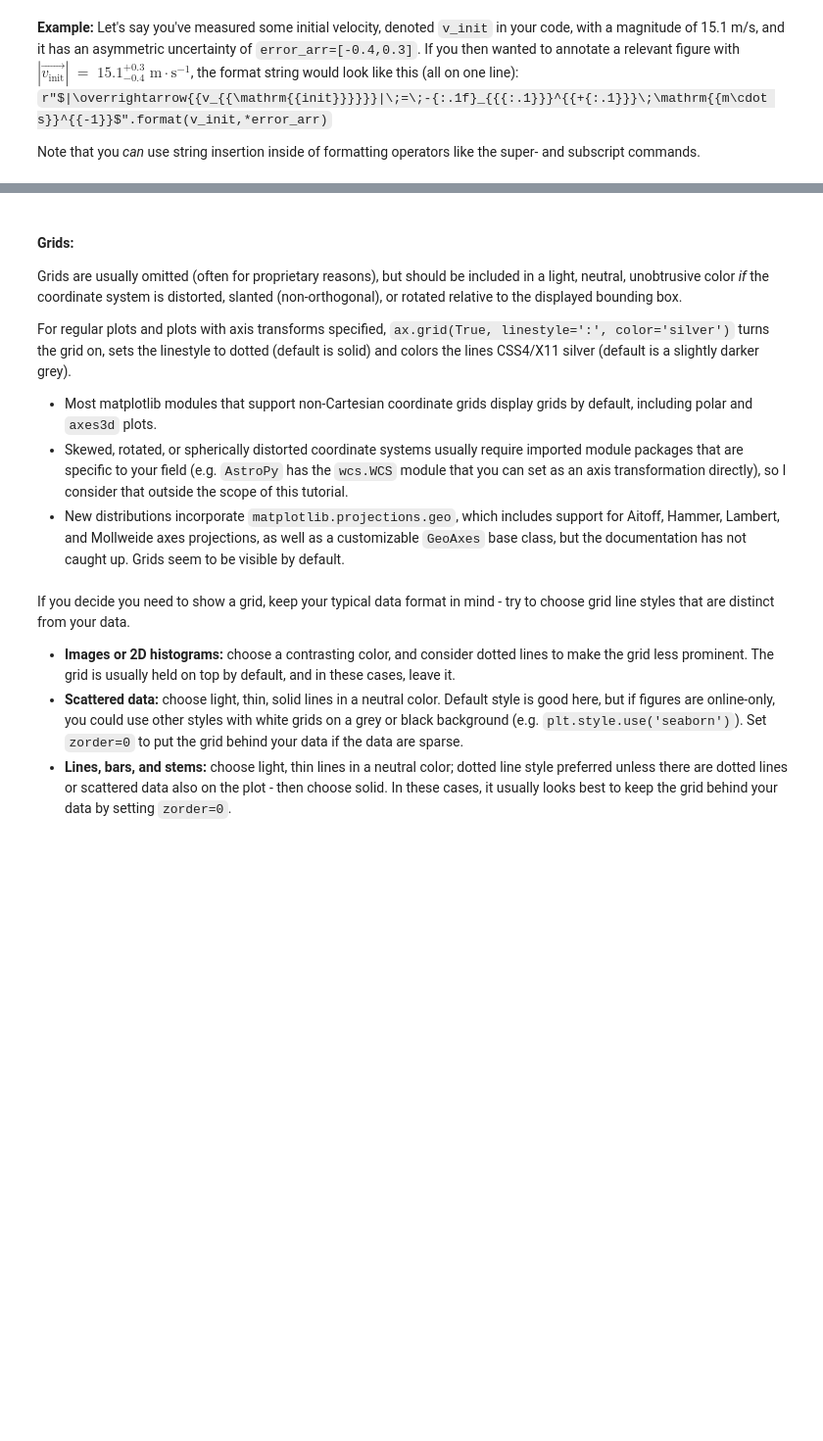
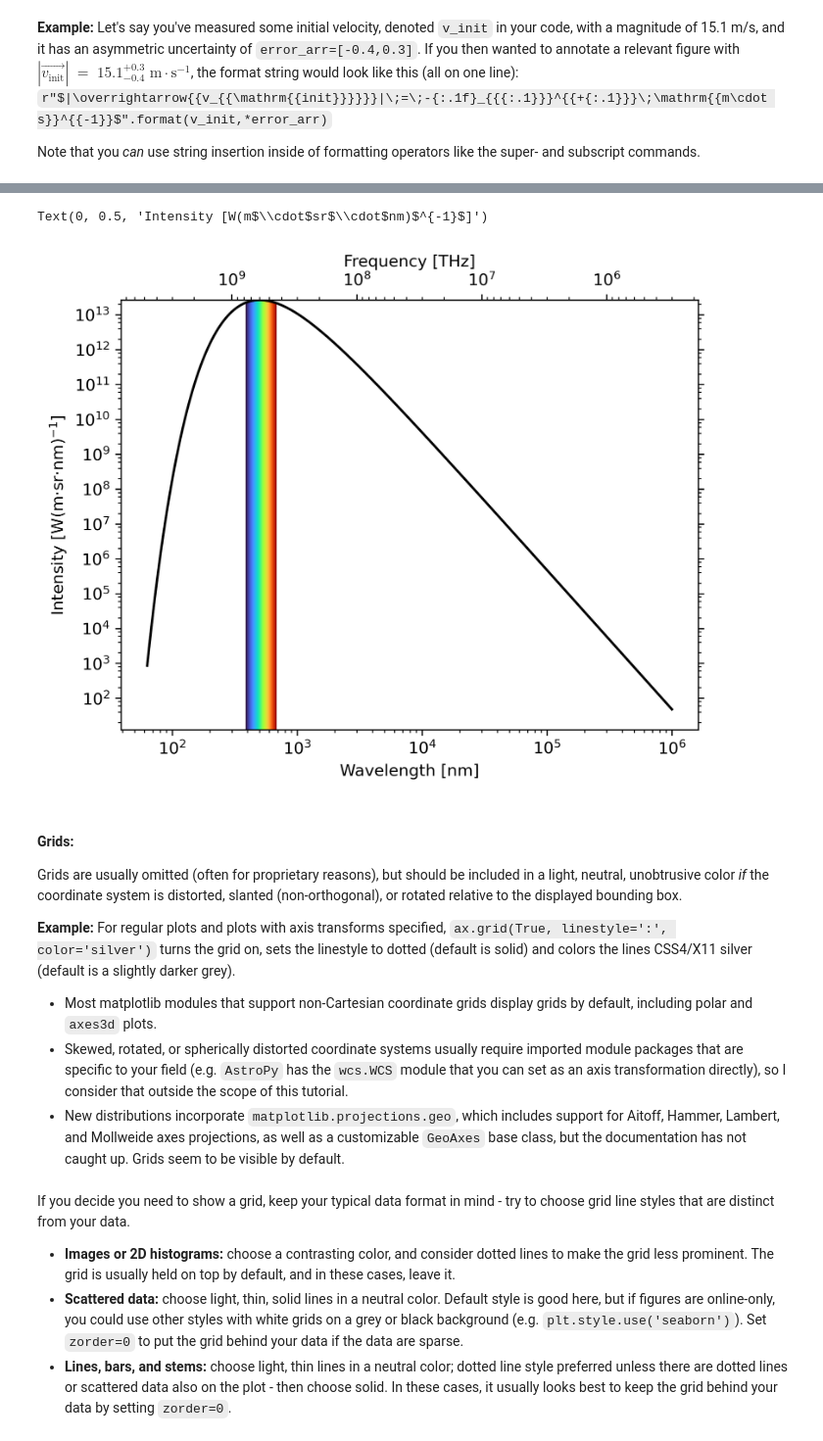
Before and after one commit to rlpitts/Matplotlib4Publication, a Jupyter notebook: MatplotlibTraining.ipynb, the cells around one changed output, grey strips where cells are left out. Shown at 98% size. Saved outputs shown, nothing was run; the diff lists cells and outputs as text; code cells hidden in the pictures; blank space fills up the shorter version.

Commit message:
Updated all major files
Updated tutorial, exercise 1, mpl style file, and Earth icon

```diff
--- a/MatplotlibTraining.ipynb
+++ b/MatplotlibTraining.ipynb
@@ -166,8 +180,65 @@ Matplotlib has ample support and templates for [date and time ticks](https://mat
+# %%
+#let's plot a blackbody curve for the temperature of the sun
+# as a function of wavelength
+c = 2.998*10**8.
+k_b = 1.380649*10**-23.
+hc = (2.998*10**8.)*(6.626*10**-34.)
+def bb(wvl,T):
+    return ((2*hc*c)/(wvl**5)) * 1/(np.exp(hc/(wvl*k_b*T)) - 1)
+
+wvs = np.logspace(-7.2,-3.0,471)
+bb5777 = bb(wvs,5777.)
+
+import matplotlib as mpl
+import matplotlib.ticker as ticks
+fig, ax = plt.subplots(dpi=300)
+ax.plot(wvs*10**9,bb5777,'k-')
+
+# 1 nm = 10^-9 m, 1 THz = 10^12 Hz
+secax = ax.secondary_xaxis('top',functions=(lambda x: 1000*c/x,
+                                            lambda x: 0.001*c/x))
+#1st func. is primary-to-secondary
+#2nd func. is secondary-to-primary
+
+# This part is just for context, to highlight visible light wavelengths
+poly=ax.fill_between(wvs[np.where(np.logical_and(wvs>3.8*10**-7,wvs<7*10**-7))]*10**9,
+                bb5777[np.where(np.logical_and(wvs>3.8*10**-7,wvs<7*10**-7))],
+                color='none') #mark off polygon to fill later
+verts = np.vstack([p.vertices for p in poly.get_paths()])
+gradient = plt.imshow(np.linspace(0,1, 256).reshape(1, -1),
+                      cmap=mpl.colormaps['turbo'], aspect='auto',
+                      extent=[verts[:, 0].min(), verts[:, 0].max(),
+                              verts[:, 1].min(), verts[:, 1].max()])
+gradient.set_clip_path(poly.get_paths()[0], transform=plt.gca().transData)
+# I just copied this ^ so my understanding of it is fairly superficial
+
+ax.set_xscale('log')
+ax.set_yscale('log')
+# PAY SPECIAL ATTENTION TO THE NEXT 4 LINES
+ax.yaxis.set_major_locator(ticks.LogLocator(base=10,numticks=99))
+ax.yaxis.set_minor_locator(ticks.LogLocator(base=10.0,subs=(0.2,0.4,0.6,0.8),numticks=99))
+ax.yaxis.set_minor_formatter(ticks.NullFormatter())
+ax.tick_params(axis='y',which='both',right=True)
+#  Must have `numticks` $\ge$ the *total* number of major or minor axis
+#ticks needed to span the axis, or the whole line will be ignored.
+#  For minor ticks, include `subs` kwarg & list increments between major
+#ticks where you want minor ticks to be marked, *excluding endpoints*.
+#Note that `subs` only spans 2 major axis ticks, while `numticks` must be
+#enough to span the entire axis.
+#  The last line invoking the `NullFormatter()` turns off labels
+#for minor ticks (otherwise all ticks are labeled so none are legible).
+
+ax.set_xlabel('Wavelength [nm]')
+secax.set_xlabel('Frequency [THz]')
+ax.set_ylabel('Intensity [W(m$\cdot$sr$\cdot$nm)$^{-1}$]')
+# %% [output]
+Text(0, 0.5, 'Intensity [W(m$\\cdot$sr$\\cdot$nm)$^{-1}$]')
+[figure, added]
 # %% [markdown]
 #### **Grids:**
 Grids are usually omitted (often for proprietary reasons), but should be included in a light, neutral, unobtrusive color *if* the coordinate system is distorted, slanted (non-orthogonal), or rotated relative to the displayed bounding box.
 
-For regular plots and plots with axis transforms specified, `ax.grid(True, linestyle=':', color='silver')` turns the grid on, sets the linestyle to dotted (default is solid) and colors the lines CSS4/X11 silver (default is a slightly darker grey).
+**Example:** For regular plots and plots with axis transforms specified, `ax.grid(True, linestyle=':', color='silver')` turns the grid on, sets the linestyle to dotted (default is solid) and colors the lines CSS4/X11 silver (default is a slightly darker grey).
 - Most matplotlib modules that support non-Cartesian coordinate grids display grids by default, including polar and `axes3d` plots.
 - Skewed, rotated, or spherically distorted coordinate systems usually require imported module packages that are specific to your field (e.g. `AstroPy` has the `wcs.WCS` module that you can set as an axis transformation directly), so I consider that outside the scope of this tutorial.
 - New distributions incorporate `matplotlib.projections.geo`, which includes support for Aitoff, Hammer, Lambert, and Mollweide axes projections, as well as a customizable `GeoAxes` base class, but the documentation has not caught up. Grids seem to be visible by default.
```
Also changed, not shown: parts of 17 cells of this notebook, 3 other files.
